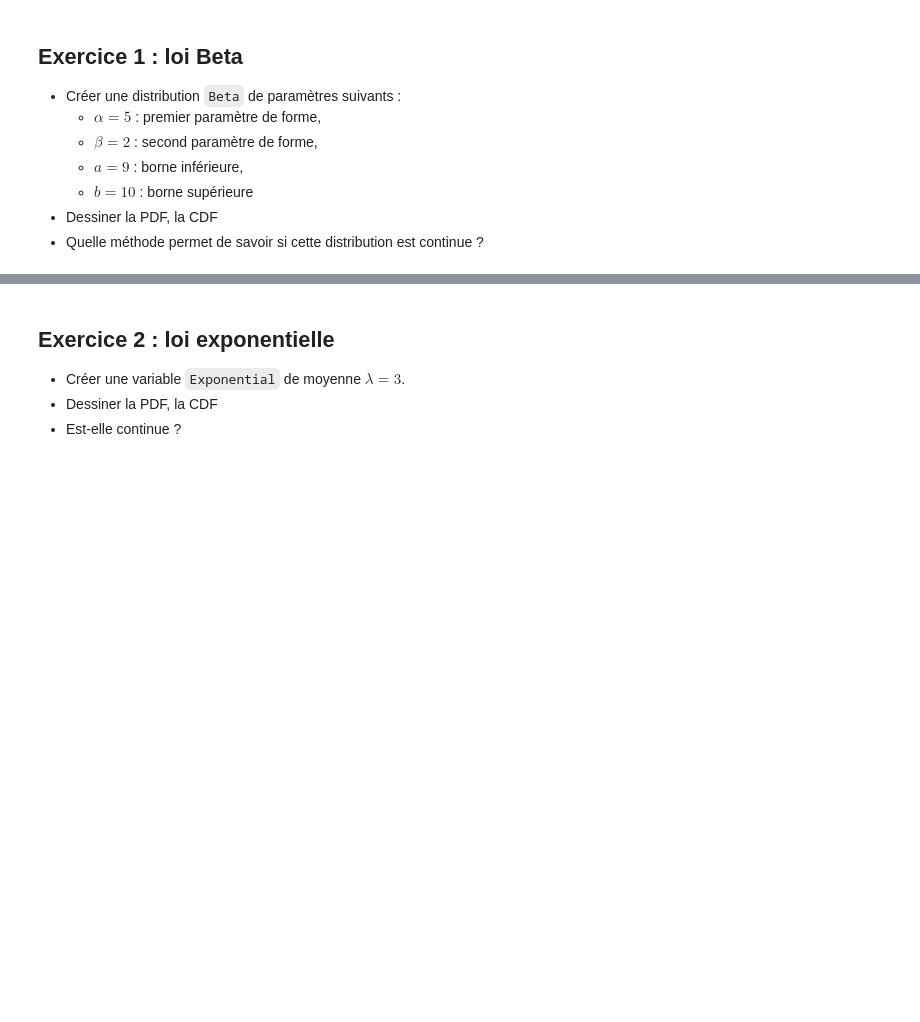
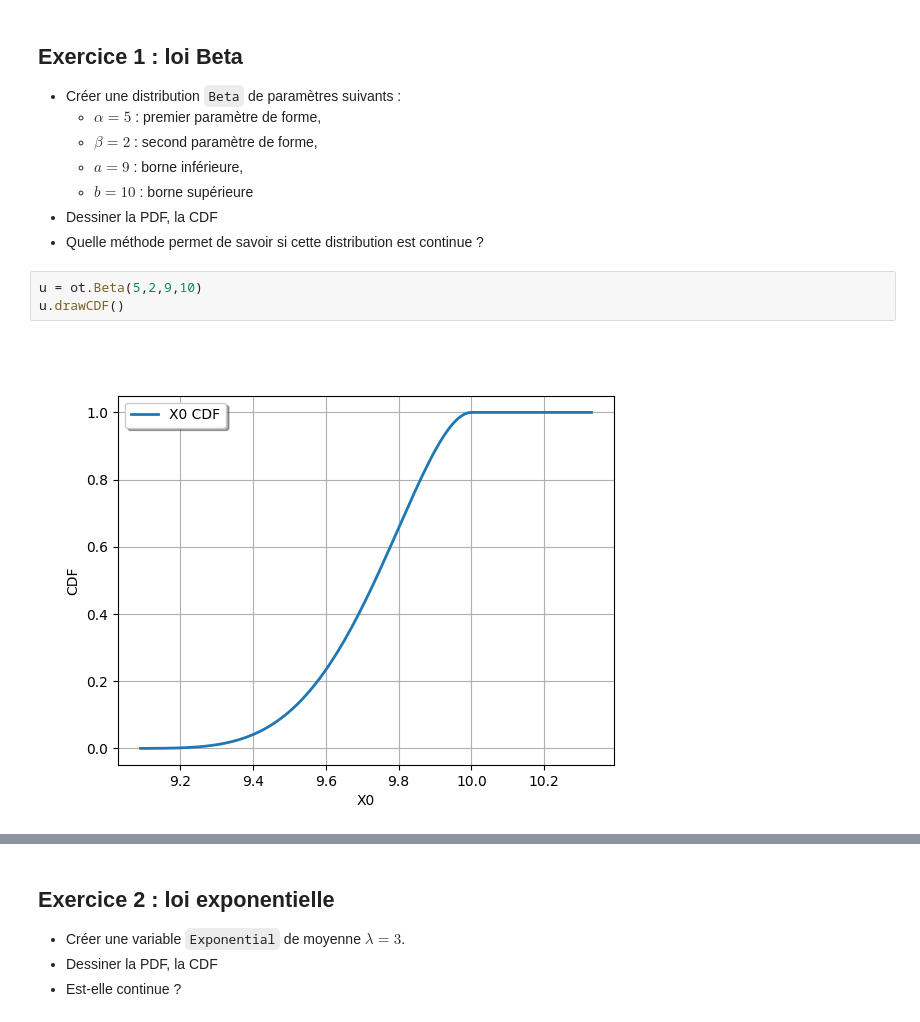
Before and after one commit to InfmathAxel/M2-csmi, a Jupyter notebook: incertitude/tp1/TP1-OpenTURNS Enonces-20240916/1-2-Distributions.ipynb, the cells around one changed output, grey strips where cells are left out. Saved outputs shown, nothing was run; the diff lists cells and outputs as text; blank space fills up the shorter version.

```diff
--- a/incertitude/tp1/TP1-OpenTURNS Enonces-20240916/1-2-Distributions.ipynb
+++ b/incertitude/tp1/TP1-OpenTURNS Enonces-20240916/1-2-Distributions.ipynb
@@ -163,3 +184,8 @@ c.drawPDF()
   - $b=10$ : borne supérieure
 - Dessiner la PDF, la CDF
 - Quelle méthode permet de savoir si cette distribution est continue ?
+# %%
+u = ot.Beta(5,2,9,10)
+u.drawCDF()
+# %% [output]
+[figure, added]
```
Also changed, not shown: parts of 24 cells of this notebook, 1 other file.
